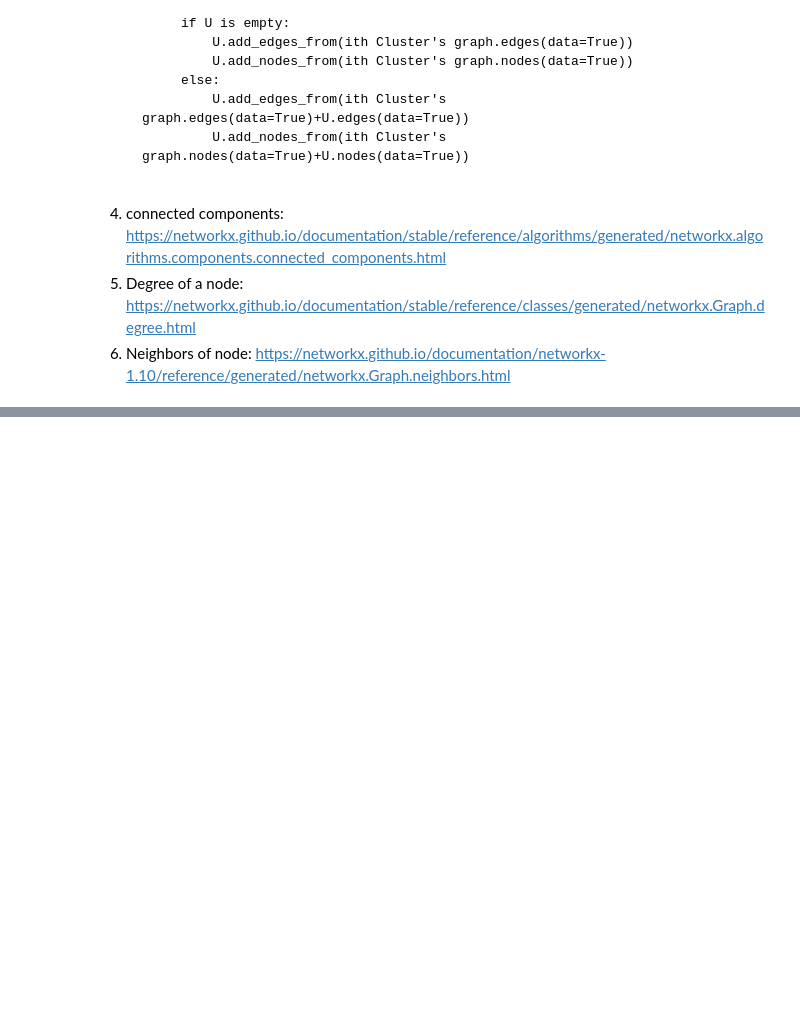
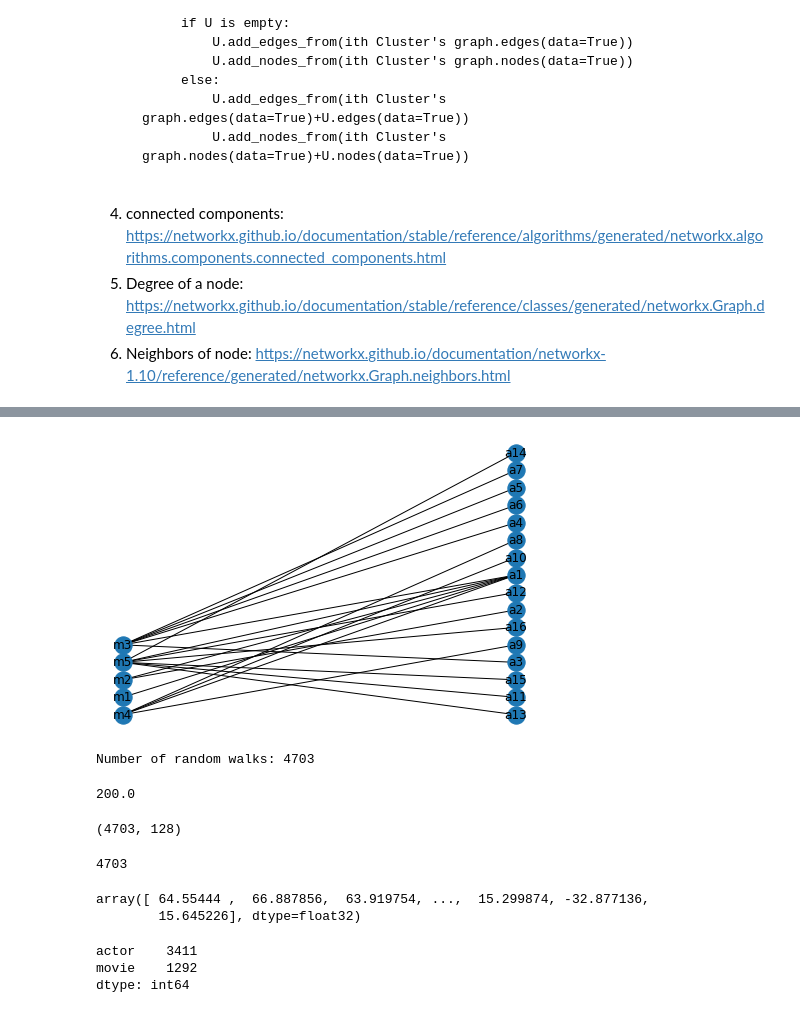
Before and after one commit to Sahil-Chavan/ML_Playground, a Jupyter notebook: Final Files/Clustering_Assignment/Clustering_Assignment_Instructions.ipynb, the cells around one changed output, grey strips where cells are left out. Drawn from its saved outputs; the diff is of its cells as text; code cells hidden in the pictures; blank space fills up the shorter version.

Commit message:
Clustering assignment done

```diff
--- a/Final Files/Clustering_Assignment/Clustering_Assignment_Instructions.ipynb
+++ b/Final Files/Clustering_Assignment/Clustering_Assignment_Instructions.ipynb
@@ -84,4 +85,4 @@ ModuleNotFoundError: No module named 'stellargraph'
 6. Neighbors of node: https://networkx.github.io/documentation/networkx-1.10/reference/generated/networkx.Graph.neighbors.html
 # %%
 # hint: you can refer facebook case study notebook to solve this assignment in couple of hours
-data=pd.read_csv('movie_actor_network.csv', index_col=False, names=['movie','actor'])
+data=pd.read_csv('../../datafiles/Clustering/movie_actor_network.csv', index_col=False, names=['movie','actor'])
@@ -89,0 +170,52 @@ NameError: name 'pd' is not defined
+# %%
+subg=nx.Graph()
+subg.add_nodes_from(data['movie'][:10],bipartite=0)
+subg.add_nodes_from(data['actor'][:10],bipartite=1)
+subg.add_edges_from([(r['movie'],r['actor']) for i,r in data[:20].iterrows()])
+sm, sa = nx.bipartite.sets(subg)
+
+pos = {}
+pos.update((node, (1, index)) for index, node in enumerate(sm))
+pos.update((node, (2, index)) for index, node in enumerate(sa))
+
+nx.draw(subg, pos=pos)
+# for p in pos:  # raise text positions
+#     pos[p][1] += 0.25
+nx.draw_networkx_labels(subg, pos)
+plt.show()
+# %% [output]
+[figure, added]
+# %%
+
+# Create the random walker
+rw = UniformRandomMetaPathWalk(StellarGraph(g))
+
+# specify the metapath schemas as a list of lists of node types.
+metapaths = [
+    ["movie", "actor", "movie"],
+    ["actor", "movie", "actor"]
+]
+
+walks = rw.run(nodes=list(g.nodes()), # root nodes
+               length=200,  # maximum length of a random walk
+               n=1,        # number of random walks per root node
+               metapaths=metapaths
+              )
+
+print("Number of random walks: {}".format(len(walks)))
+# %% [output]
+Number of random walks: 4703
+# %%
+# Average length of path of walk form each node.
+sum([len(x) for x in walks])/len(walks)
+# %% [output]
+200.0
+# %%
+model = Word2Vec(walks, size=128, window=5)
+model.wv.vectors.shape
+# %% [output]
+(4703, 128)
+# %%
+len(model.wv.index2word)
+# %% [output]
+4703
@@ -89,0 +228,12 @@ NameError: name 'pd' is not defined
+# %%
+n2[:,1]
+# %% [output]
+array([ 64.55444 ,  66.887856,  63.919754, ...,  15.299874, -32.877136,
+        15.645226], dtype=float32)
+# %%
+labels = [g.nodes[x]['label'] for x in model.wv.index2word]
+pd.Series(labels).value_counts()
+# %% [output]
+actor    3411
+movie    1292
+dtype: int64
```
Also changed, not shown: parts of 30 cells of this notebook, 3 other files.
